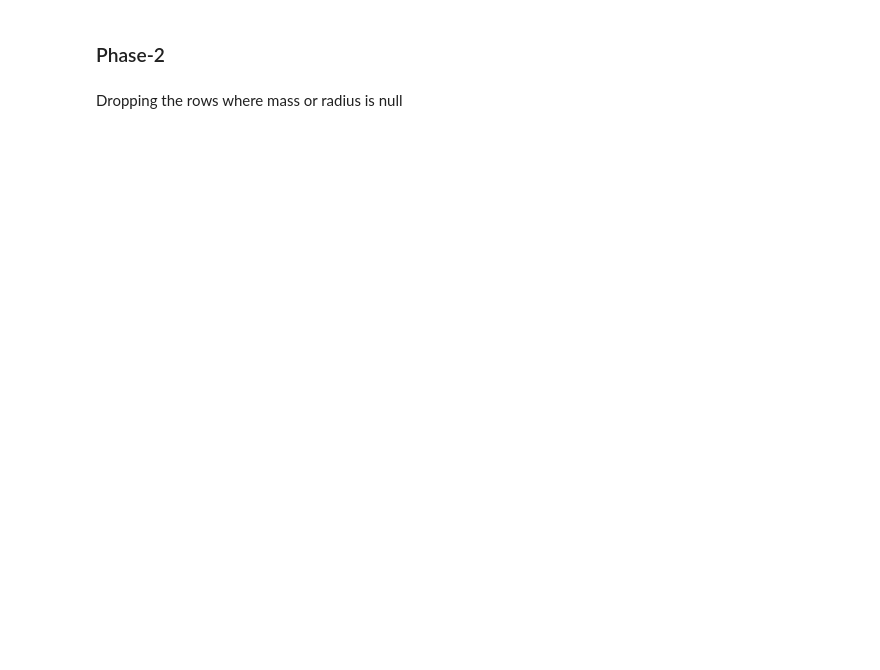
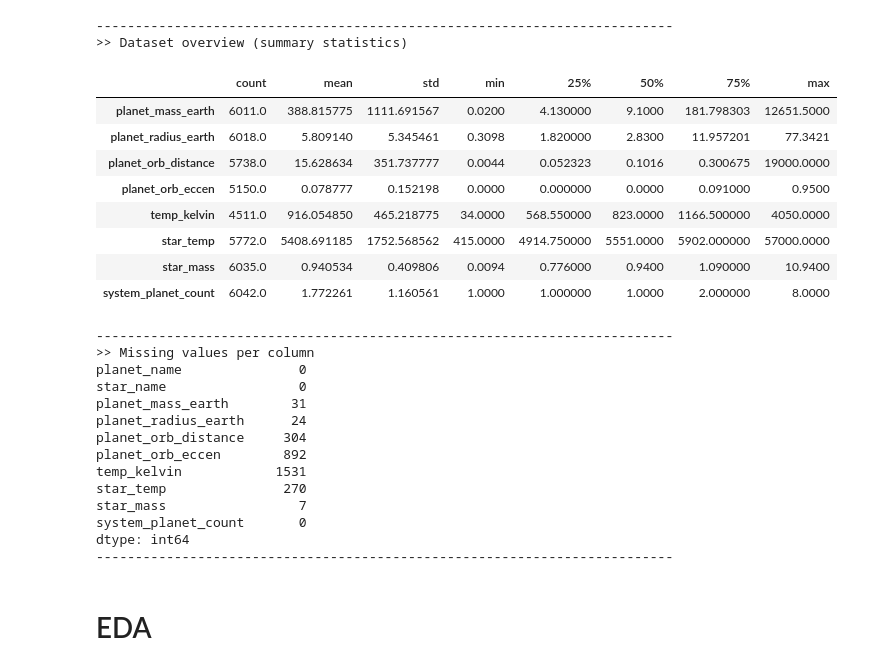
Before and after one commit to HimanshuKumawat19/Exoplanet-Analysis-Suite, a Jupyter notebook: main.ipynb, the cells around one changed output. Drawn from its saved outputs; the diff is of its cells as text; code cells hidden in the pictures; blank space fills up the shorter version.

```diff
--- a/main.ipynb
+++ b/main.ipynb
@@ -61,4 +73,38 @@ Printing Dataframe
-# %% [markdown]
-### Phase-2
-# %% [markdown]
-Dropping the rows where mass or radius is null
+# %%
+print("--------------------------------------------------------------------------")
+print(">> Dataset overview (summary statistics)")
+
+display(initial_df.describe().T)
+
+print("--------------------------------------------------------------------------")
+print(">> Missing values per column")
+print(initial_df.isnull().sum())
+print("--------------------------------------------------------------------------")
+# %% [output]
+--------------------------------------------------------------------------
+>> Dataset overview (summary statistics)
+|  | count | mean | std | min | 25% | 50% | 75% | max |
+| planet_mass_earth | 6011.0 | 388.815775 | 1111.691567 | 0.0200 | 4.130000 | 9.1000 | 181.798303 | 12651.5000 |
+| planet_radius_earth | 6018.0 | 5.809140 | 5.345461 | 0.3098 | 1.820000 | 2.8300 | 11.957201 | 77.3421 |
+| planet_orb_distance | 5738.0 | 15.628634 | 351.737777 | 0.0044 | 0.052323 | 0.1016 | 0.300675 | 19000.0000 |
+| planet_orb_eccen | 5150.0 | 0.078777 | 0.152198 | 0.0000 | 0.000000 | 0.0000 | 0.091000 | 0.9500 |
+| temp_kelvin | 4511.0 | 916.054850 | 465.218775 | 34.0000 | 568.550000 | 823.0000 | 1166.500000 | 4050.0000 |
+| star_temp | 5772.0 | 5408.691185 | 1752.568562 | 415.0000 | 4914.750000 | 5551.0000 | 5902.000000 | 57000.0000 |
+| star_mass | 6035.0 | 0.940534 | 0.409806 | 0.0094 | 0.776000 | 0.9400 | 1.090000 | 10.9400 |
+| system_planet_count | 6042.0 | 1.772261 | 1.160561 | 1.0000 | 1.000000 | 1.0000 | 2.000000 | 8.0000 |
+--------------------------------------------------------------------------
+>> Missing values per column
+planet_name               0
+star_name                 0
+planet_mass_earth        31
+planet_radius_earth      24
+planet_orb_distance     304
+planet_orb_eccen        892
+temp_kelvin            1531
+star_temp               270
+star_mass                 7
+system_planet_count       0
+dtype: int64
+--------------------------------------------------------------------------
+# %% [markdown]
+# EDA
```
Also changed, not shown: parts of 20 cells of this notebook, 14 other files.
